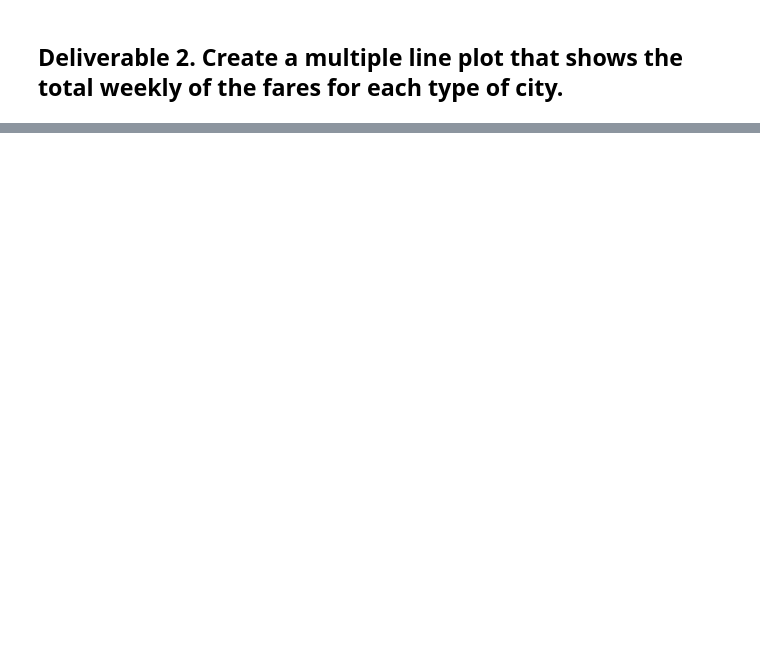
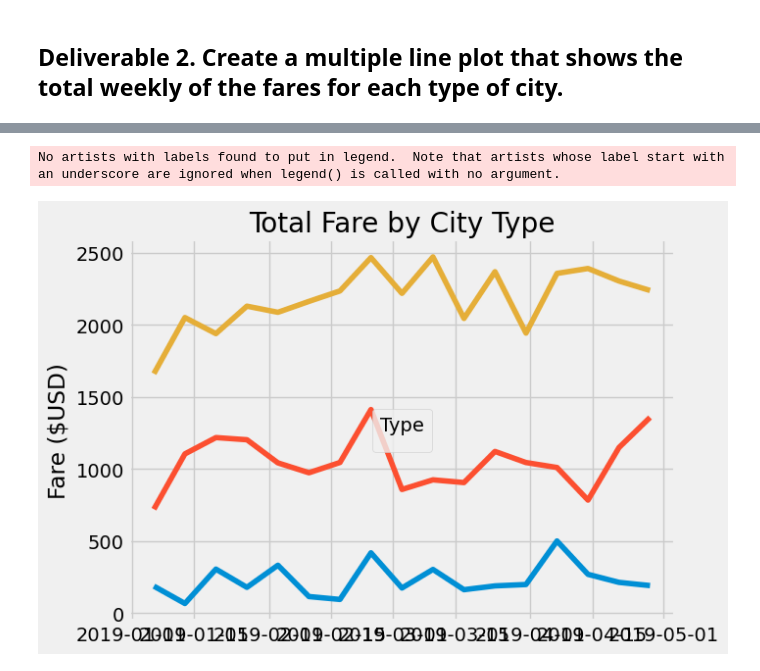
Before and after one commit to mwehner2022/PyBer_Analysis, a Jupyter notebook: PyBer_Challenge.ipynb, the cells around one changed output, grey strips where cells are left out. Saved outputs shown, nothing was run; the diff lists cells and outputs as text; code cells hidden in the pictures; blank space fills up the shorter version.

```diff
--- a/PyBer_Challenge.ipynb
+++ b/PyBer_Challenge.ipynb
@@ -118,3 +250,29 @@ pyber_summary_df.index.name = None
+# %%
+# 8. Using the object-oriented interface method, plot the resample DataFrame using the df.plot() function.
+
+# Import the style from Matplotlib.
+from matplotlib import style
+import matplotlib.dates as mdates
+
+# Use the graph style fivethirtyeight.
+style.use('fivethirtyeight')
+
+x_labels = ["January", "February", "March", "April"]
+
+fig, ax = plt.subplots()
+ax.plot(select_dates_df)
+ax.set_title("Total Fare by City Type")
+ax.set_ylabel("Fare ($USD)")
+ax.set_xlabel("")
+
+#select_dates_df.plot()
+
+#details
+
+lgnd = ax.legend(loc="center", title="Type")
+# %% [output]
+No artists with labels found to put in legend.  Note that artists whose label start with an underscore are ignored when legend() is called with no argument.
+[figure, added]
 # %%
 # 8. Using the object-oriented interface method, plot the resample DataFrame using the df.plot() function.
 
```
Also changed, not shown: parts of 17 cells of this notebook.
